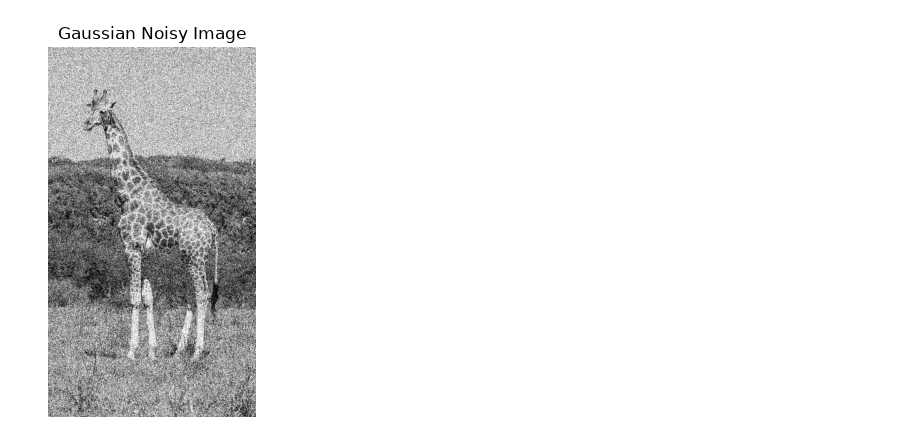
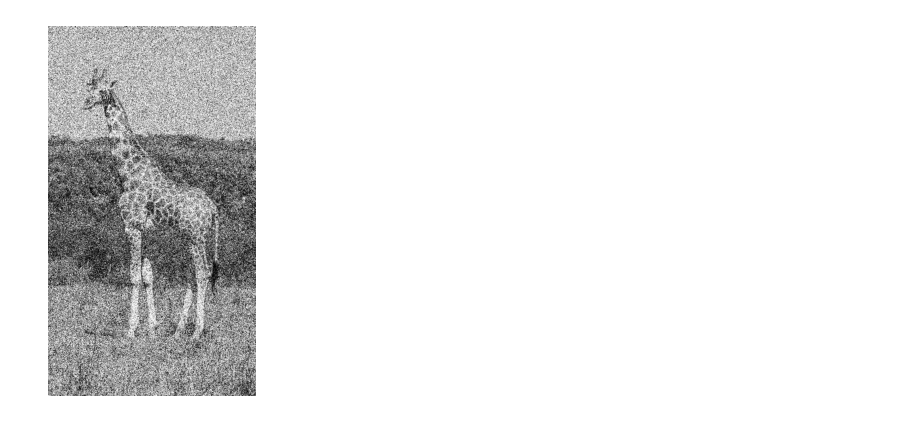
Before and after one commit to monishkacha/CV_2026_H11_23BIT249, a Jupyter notebook: Experiment_4/experiment_4.ipynb, the cells around one changed output. Drawn from its saved outputs; the diff is of its cells as text; code cells hidden in the pictures.

```diff
--- a/Experiment_4/experiment_4.ipynb
+++ b/Experiment_4/experiment_4.ipynb
@@ -7,24 +7,16 @@ import matplotlib.pyplot as plt
 
 image = cv2.imread("giraffe.jpg", cv2.IMREAD_GRAYSCALE)
 # %%
-def add_gaussian_noise(image, mean=0, sigma=50):
-
-    noise = np.random.normal(mean, sigma, image.shape)
-
-    noisy_image = image.astype(np.float32) + noise
-
-    noisy_image = np.clip(noisy_image, 0, 255)
-
-    return noisy_image.astype(np.uint8)
+mean = 0
+sigma = 75
 # %%
-image = cv2.imread("giraffe.jpg", cv2.IMREAD_GRAYSCALE)
-
-noisy_image = add_gaussian_noise(image, mean=0, sigma=50)
+noise = np.random.normal(mean, sigma, image.shape)
+noisy = image.astype(np.float32) + noise
+noisy = np.clip(noisy, 0, 255).astype(np.uint8)
 # %%
-plt.imshow(noisy_image, cmap="gray")
-plt.title("Gaussian Noisy Image")
+plt.imshow(noisy, cmap="gray")
 plt.axis("off")
 plt.show()
 # %% [output]
-[figure, old version]
+[figure, new version]
 # %%
```
Also changed, not shown: parts of 5 cells of this notebook, 2 other files.
